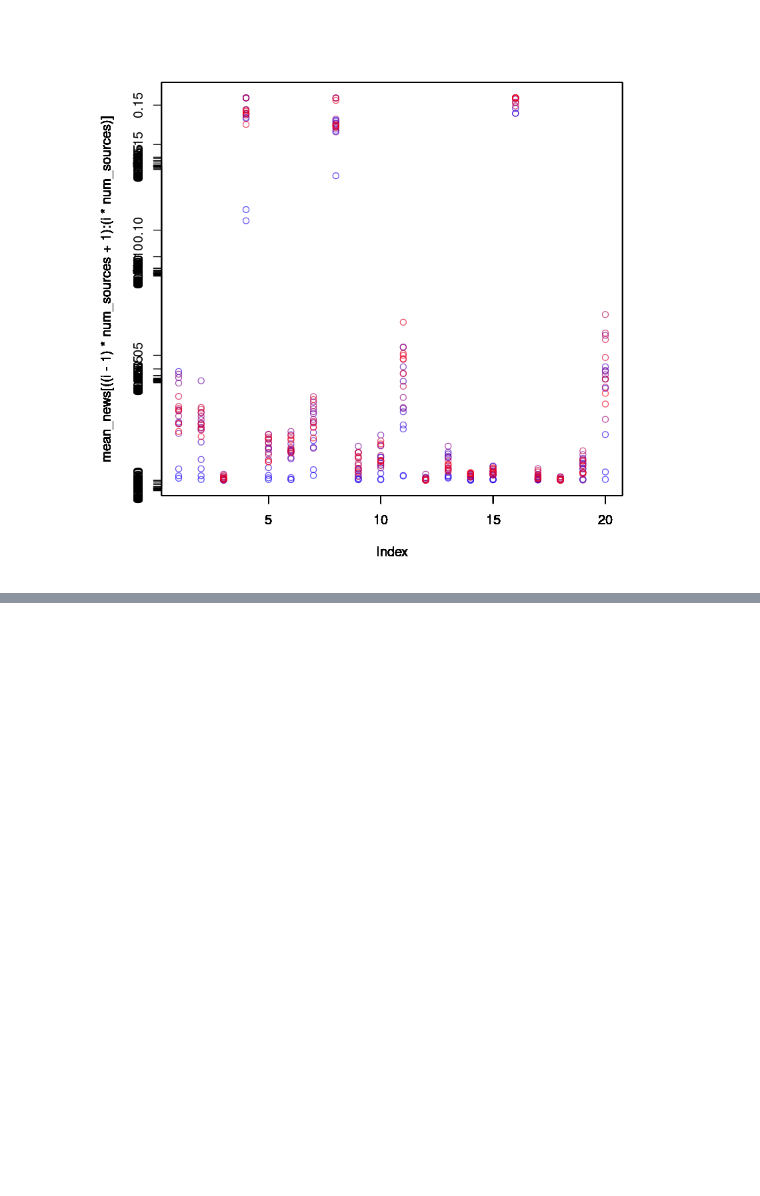
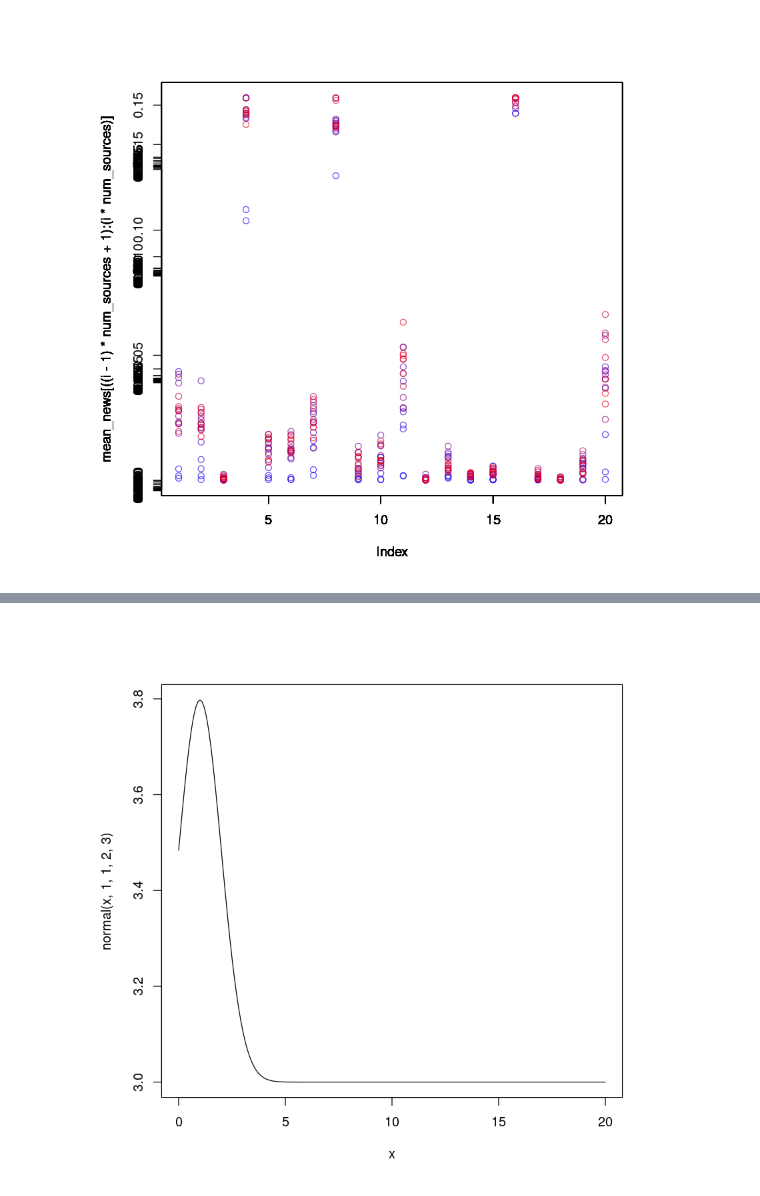
Before and after one commit to BFSteam/memory, a Jupyter notebook: jup/R/R_fit_activation_time.ipynb, the cells around one changed output, grey strips where cells are left out. Saved outputs shown, nothing was run; the diff lists cells and outputs as text; code cells hidden in the pictures; blank space fills up the shorter version.

```diff
--- a/jup/R/R_fit_activation_time.ipynb
+++ b/jup/R/R_fit_activation_time.ipynb
@@ -290,0 +300,5 @@ ERROR: Error in numericDeriv(form[[3L]], names(ind), env): Missing value or an i
+# %%
+normal <- function(x, mu, sig, scale, off) { off + scale * dnorm(x, mu, sig) }
+curve(normal(x, 1,1,2,3), 0,20,n=200)
+# %% [output]
+[figure, added]
```
Also changed, not shown: parts of 19 cells of this notebook.
